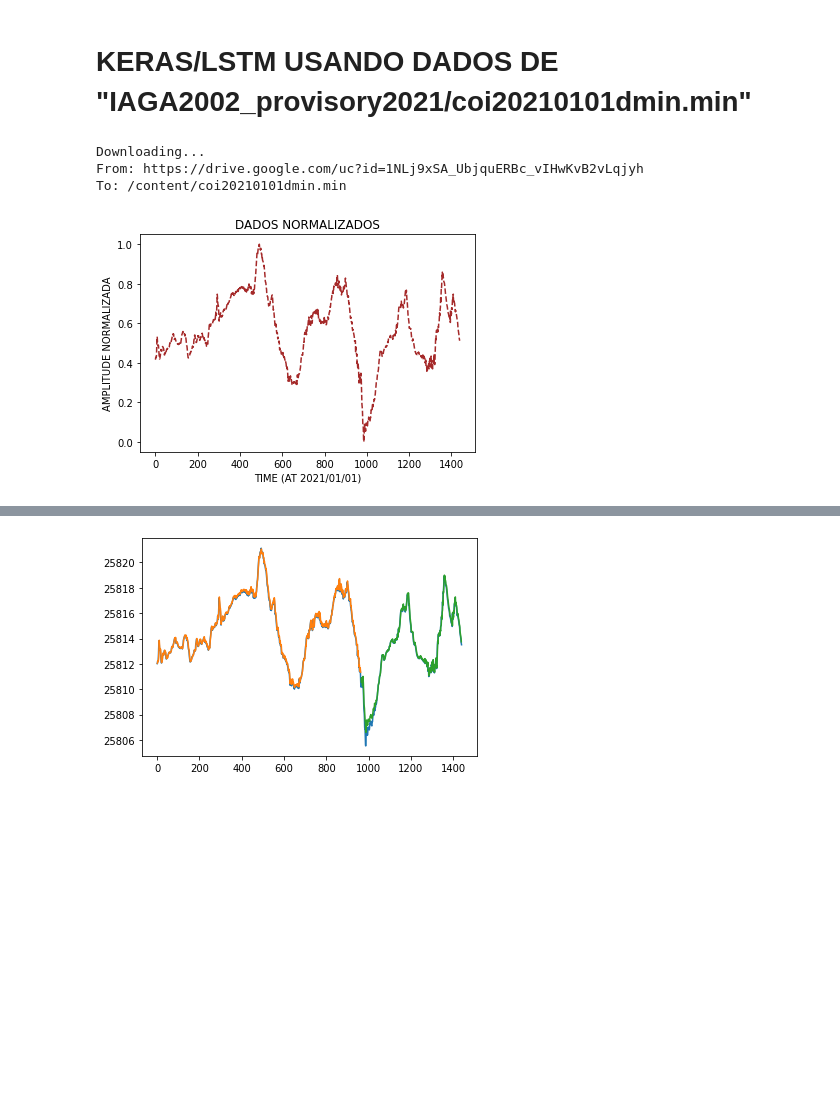
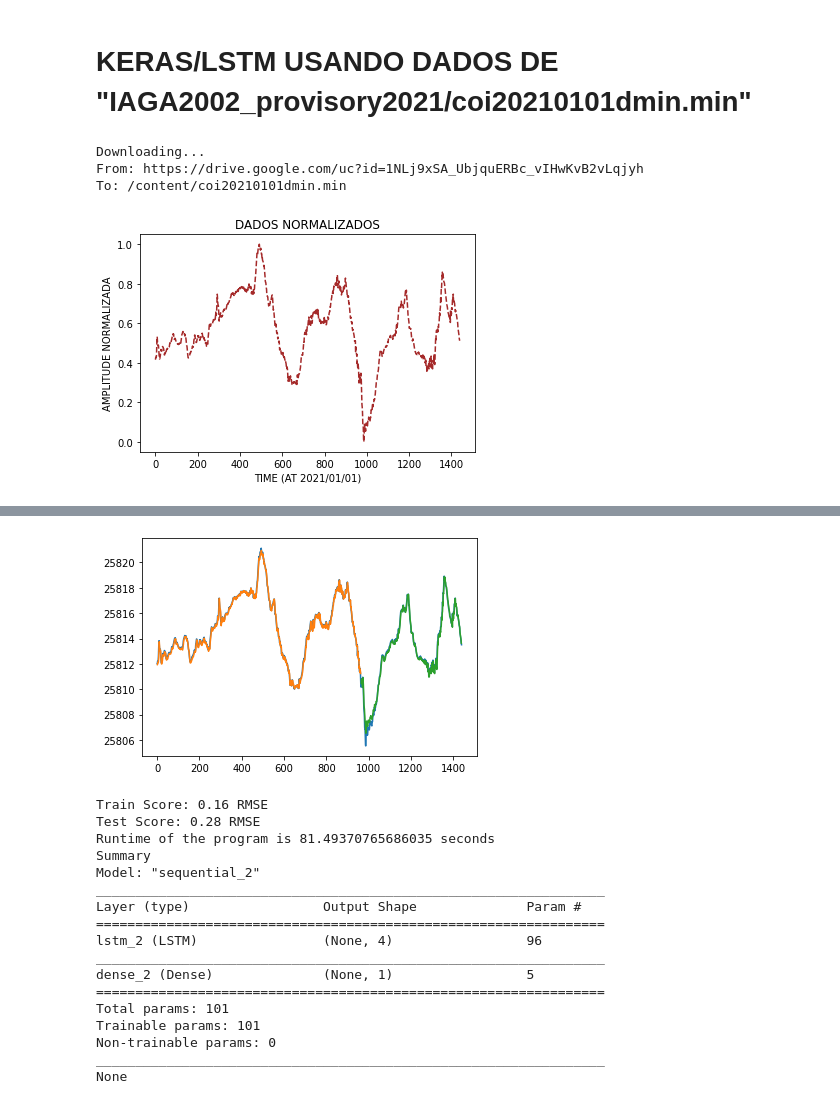
Before and after one commit to marcocintra/doutorado, a Jupyter notebook: TEC_Time_Series_Analysis_and_Forecast_(LSTM).ipynb, the cells around one changed output, grey strips where cells are left out. Cells and saved outputs as stored; diff of their text form; code cells hidden in the pictures; blank space fills up the shorter version.

```diff
--- a/TEC_Time_Series_Analysis_and_Forecast_(LSTM).ipynb
+++ b/TEC_Time_Series_Analysis_and_Forecast_(LSTM).ipynb
@@ -776,12 +776,14 @@ COIF= COIF.to_numpy()
 #print(COIF)
 
 import numpy as np
-
+import time
+# starting time
+start = time.time()
+# program body starts
 data = df['COIX'].values
 #print(data)
 #print(len(data))
 #print(np.shape(data))
-
 import array
 import numpy
 import matplotlib.pyplot as plt
@@ -865,6 +867,17 @@ plt.plot(scaler.inverse_transform(data))
 plt.plot(trainPredictPlot)
 plt.plot(testPredictPlot)
 plt.show()
+# program body ends
+# end time
+end = time.time()
+#print("Epochs:" % (epochs))
+#print("Batch:" % (batch_size))
+print('Train Score: %.2f RMSE' % (trainScore))
+print('Test Score: %.2f RMSE' % (testScore))
+print(f"Runtime of the program is {end - start} seconds")
+
+print('Summary')
+print(model.summary())
 # %% [output]
 Downloading...
 From: https://drive.google.com/uc?id=1NLj9xSA_UbjquERBc_vIHwKvB2vLqjyh
@@ -890 +903,18 @@ Test Score: 0.30 RMSE
-[figure, old version]
+[figure, new version]
+Train Score: 0.16 RMSE
+Test Score: 0.28 RMSE
+Runtime of the program is 81.49370765686035 seconds
+Summary
+Model: "sequential_2"
+_________________________________________________________________
+Layer (type)                 Output Shape              Param #
+=================================================================
+lstm_2 (LSTM)                (None, 4)                 96
+_________________________________________________________________
+dense_2 (Dense)              (None, 1)                 5
+=================================================================
+Total params: 101
+Trainable params: 101
+Non-trainable params: 0
+_________________________________________________________________
+None
```
Also changed, not shown: parts of 1 cell of this notebook.
